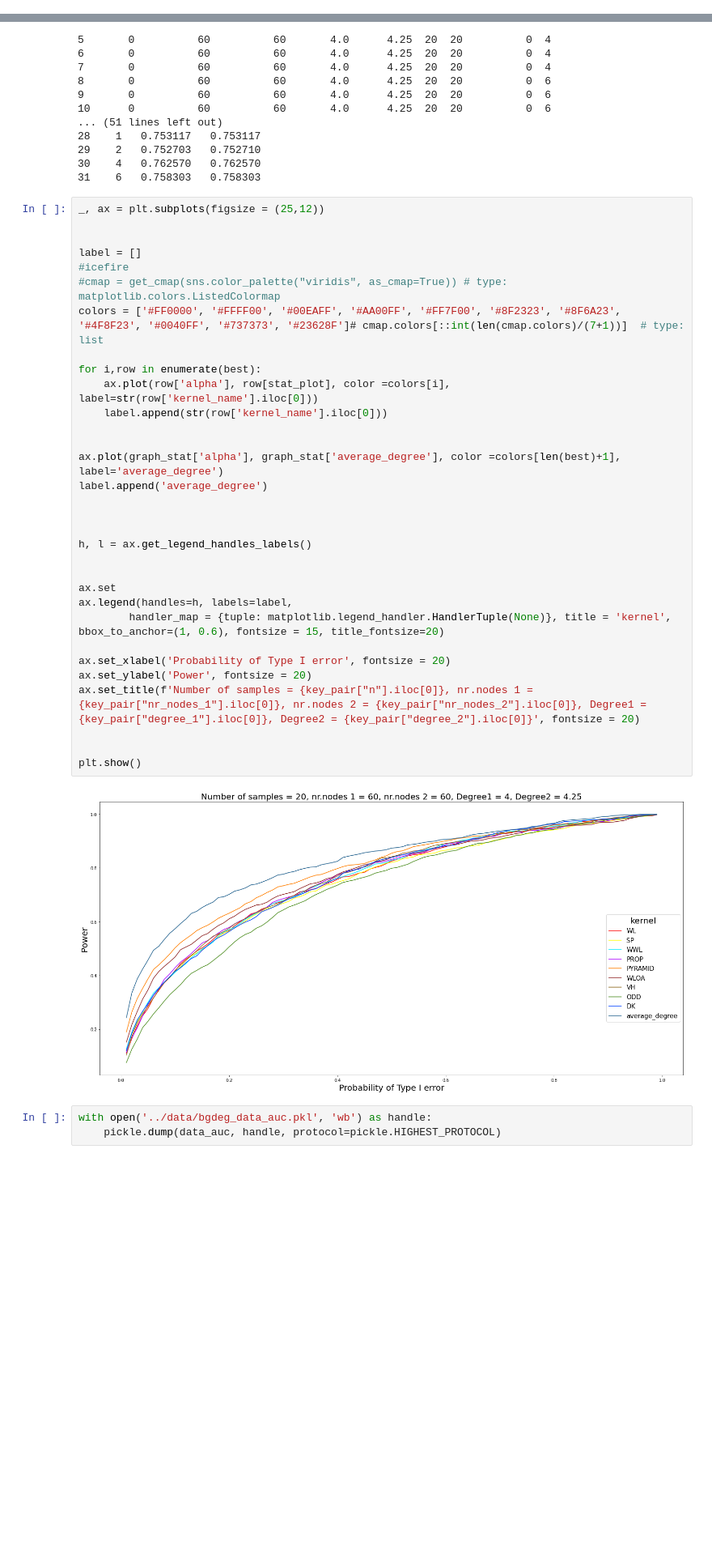
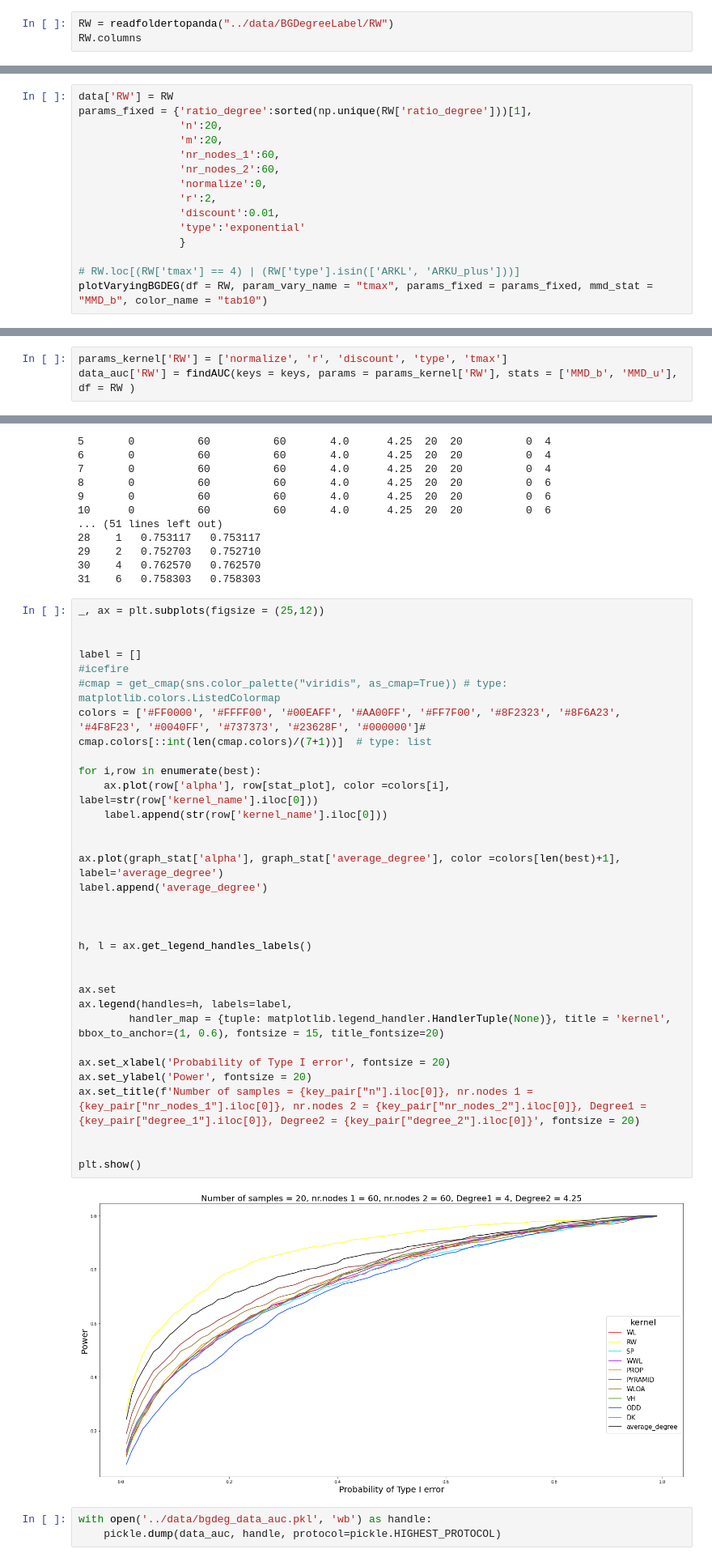
Before and after one commit to ragnarlevi/GTST, a Jupyter notebook: Analysis/BGDegreeAnalysis.ipynb, the cells around one changed output, grey strips where cells are left out. Shown at 81% size. Drawn from its saved outputs; the diff is of its cells as text; blank space fills up the shorter version.

```diff
--- a/Analysis/BGDegreeAnalysis.ipynb
+++ b/Analysis/BGDegreeAnalysis.ipynb
@@ -194,0 +195,3 @@ KeyboardInterrupt:
+# %%
+RW = readfoldertopanda("../data/BGDegreeLabel/RW")
+RW.columns
@@ -194,0 +205,15 @@ KeyboardInterrupt:
+# %%
+data['RW'] = RW
+params_fixed = {'ratio_degree':sorted(np.unique(RW['ratio_degree']))[1],
+                'n':20,
+                'm':20,
+                'nr_nodes_1':60,
+                'nr_nodes_2':60,
+                'normalize':0,
+                'r':2,
+                'discount':0.01,
+                'type':'exponential'
+                }
+
+# RW.loc[(RW['tmax'] == 4) | (RW['type'].isin(['ARKL', 'ARKU_plus']))]
+plotVaryingBGDEG(df = RW, param_vary_name = "tmax", params_fixed = params_fixed, mmd_stat = "MMD_b", color_name = "tab10")
@@ -194,0 +226,3 @@ KeyboardInterrupt:
+# %%
+params_kernel['RW'] = ['normalize', 'r', 'discount', 'type', 'tmax']
+data_auc['RW'] = findAUC(keys = keys, params = params_kernel['RW'], stats = ['MMD_b', 'MMD_u'], df = RW )
@@ -750,35 +815,35 @@ _, ax = plt.subplots(figsize = (25,12))
 
 
 label = []
 #icefire
 #cmap = get_cmap(sns.color_palette("viridis", as_cmap=True)) # type: matplotlib.colors.ListedColormap
-colors = ['#FF0000', '#FFFF00', '#00EAFF', '#AA00FF', '#FF7F00', '#8F2323', '#8F6A23', '#4F8F23', '#0040FF', '#737373', '#23628F']# cmap.colors[::int(len(cmap.colors)/(7+1))]  # type: list
+colors = ['#FF0000', '#FFFF00', '#00EAFF', '#AA00FF', '#FF7F00', '#8F2323', '#8F6A23', '#4F8F23', '#0040FF', '#737373', '#23628F', '#000000']# cmap.colors[::int(len(cmap.colors)/(7+1))]  # type: list
 
 for i,row in enumerate(best):
     ax.plot(row['alpha'], row[stat_plot], color =colors[i], label=str(row['kernel_name'].iloc[0]))
     label.append(str(row['kernel_name'].iloc[0]))
 
 
 ax.plot(graph_stat['alpha'], graph_stat['average_degree'], color =colors[len(best)+1], label='average_degree')
 label.append('average_degree')
 
 
 
 h, l = ax.get_legend_handles_labels()
 
 
 ax.set
 ax.legend(handles=h, labels=label,
         handler_map = {tuple: matplotlib.legend_handler.HandlerTuple(None)}, title = 'kernel', bbox_to_anchor=(1, 0.6), fontsize = 15, title_fontsize=20)
 
 ax.set_xlabel('Probability of Type I error', fontsize = 20)
 ax.set_ylabel('Power', fontsize = 20)
 ax.set_title(f'Number of samples = {key_pair["n"].iloc[0]}, nr.nodes 1 = {key_pair["nr_nodes_1"].iloc[0]}, nr.nodes 2 = {key_pair["nr_nodes_2"].iloc[0]}, Degree1 = {key_pair["degree_1"].iloc[0]}, Degree2 = {key_pair["degree_2"].iloc[0]}', fontsize = 20)
 
 
 plt.show()
 # %% [output]
-[figure, old version]
+[figure, new version]
 # %%
 with open('../data/bgdeg_data_auc.pkl', 'wb') as handle:
     pickle.dump(data_auc, handle, protocol=pickle.HIGHEST_PROTOCOL)
```
Also changed, not shown: parts of 23 cells of this notebook, 26 other files.
